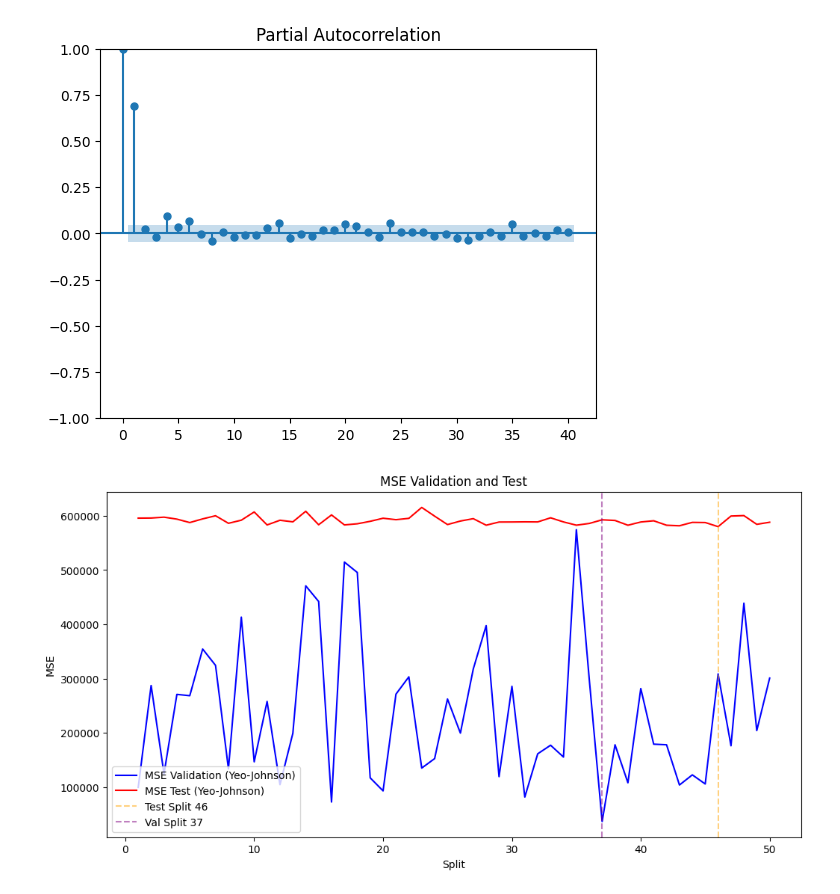
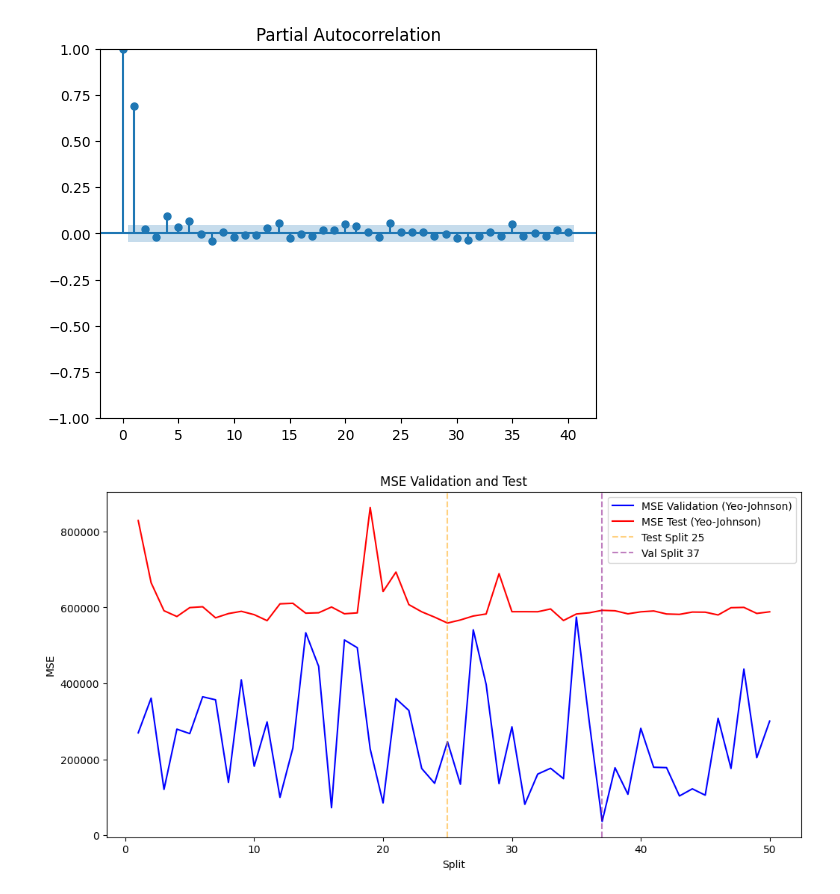
Before and after one commit to GregoryRickenmann/DSF-Project, a Jupyter notebook: ARIMA/project_all_waste.ipynb, the cells around one changed output. Cells and saved outputs as stored; diff of their text form; code cells hidden in the pictures.

```diff
--- a/ARIMA/project_all_waste.ipynb
+++ b/ARIMA/project_all_waste.ipynb
@@ -136,7 +136,7 @@ import matplotlib.pyplot as plt
 import numpy as np
 
 # --- Define ARIMA parameters ---
-p, d, q = 2, 0, 0
+p, d, q = 2, 1, 1
 
 # --- 4. Data Splitting ---
 test_size = 100  # Size of the independent test set
@@ -203,31 +203,31 @@ for i, (train_index, validate_index) in enumerate(tscv.split(train_validate_data
 
     # TEST
     # Forecast on test split
     forecast_test_transformed = model_fit.forecast(steps=len(test_transformed))
 
     # Standardized test error
     test_error = mean_squared_error(test_transformed, forecast_test_transformed)
     standardized_test_errors.append(test_error)
 
 # --- 8. Plot Results ---
 # Moving average for validation errors
 plt.plot(range(1, n_splits + 1), standardized_validate_errors, label="MSE Validation (Yeo-Johnson)", color='blue')
 plt.plot(range(1, n_splits + 1), standardized_test_errors, label="MSE Test (Yeo-Johnson)", color='red')
 
 # Find the split with the lowest standardized test error
 min_error_index = standardized_test_errors.index(min(standardized_test_errors)) + 1
 min_error_value = min(standardized_test_errors)
 min_valerror_index = standardized_validate_errors.index(min(standardized_validate_errors)) + 1
 min_valerror_value = min(standardized_validate_errors)
 
 # Plot vertical and horizontal lines at the minimum error
 plt.axvline(x=min_error_index, color='orange', alpha=0.5, linestyle='--', label=f'Test Split {min_error_index}')
 plt.axvline(x=min_valerror_index, color='purple', alpha=0.5, linestyle='--', label=f'Val Split {min_valerror_index}')
 
 plt.title("MSE Validation and Test")
 plt.xlabel("Split")
 plt.ylabel("MSE")
 plt.legend()
 plt.show()
 # %% [output]
-[figure, old version]
+[figure, new version]
```
Also changed, not shown: 1 other file.
